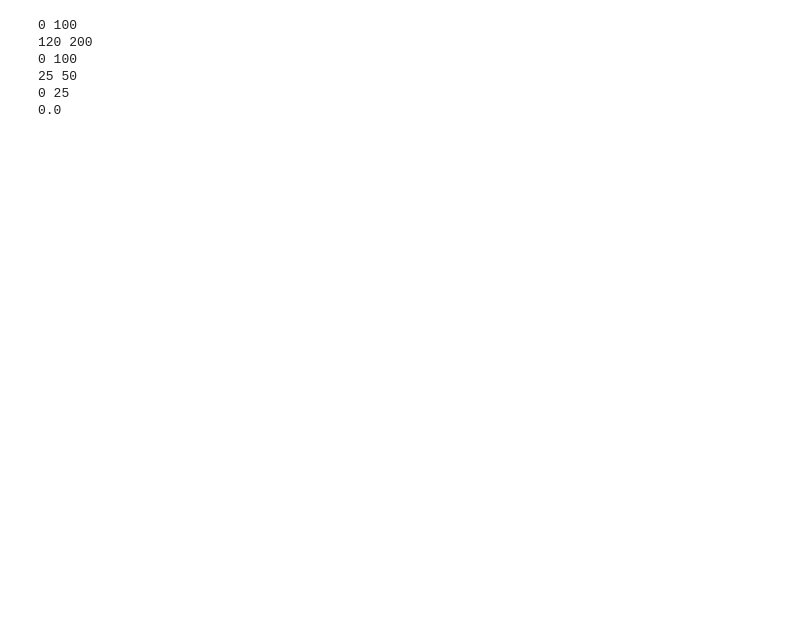
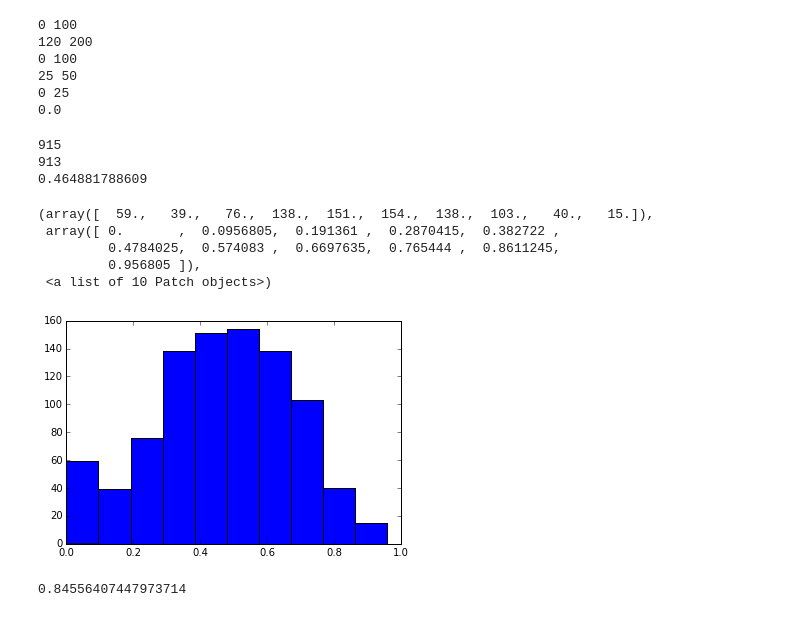
Before and after one commit to sdockal/FastObjectLocalization, a Jupyter notebook: Localization.ipynb, the cells around one changed output. Saved outputs shown, nothing was run; the diff lists cells and outputs as text; code cells hidden in the pictures; blank space fills up the shorter version.

```diff
--- a/Localization.ipynb
+++ b/Localization.ipynb
@@ -216,3 +220,22 @@ print eval_precision((0,100,0,100), (120,200,25,50))
 25 50
 0 25
 0.0
+# %%
+lines = open("../../assignment3/allres.csv").readlines()
+print len(lines)
+data = [ x.split(",") for x in  lines]
+data = filter( lambda x : x[1].strip() != "FAIL", data)
+print len(data1)
+IoUs = map( lambda x: float(x[4].strip()) , data)
+print np.mean(IoUs)
+plt.hist(IoUs)
+# %% [output]
+915
+913
+0.464881788609
+(array([  59.,   39.,   76.,  138.,  151.,  154.,  138.,  103.,   40.,   15.]),
+ array([ 0.       ,  0.0956805,  0.191361 ,  0.2870415,  0.382722 ,
+         0.4784025,  0.574083 ,  0.6697635,  0.765444 ,  0.8611245,
+         0.956805 ]),
+ <a list of 10 Patch objects>)
+[figure, added]
@@ -218,0 +262,4 @@ print eval_precision((0,100,0,100), (120,200,25,50))
+# %%
+np.mean(cc_score)
+# %% [output]
+0.84556407447973714
```
Also changed, not shown: parts of 13 cells of this notebook, 8 other files.
